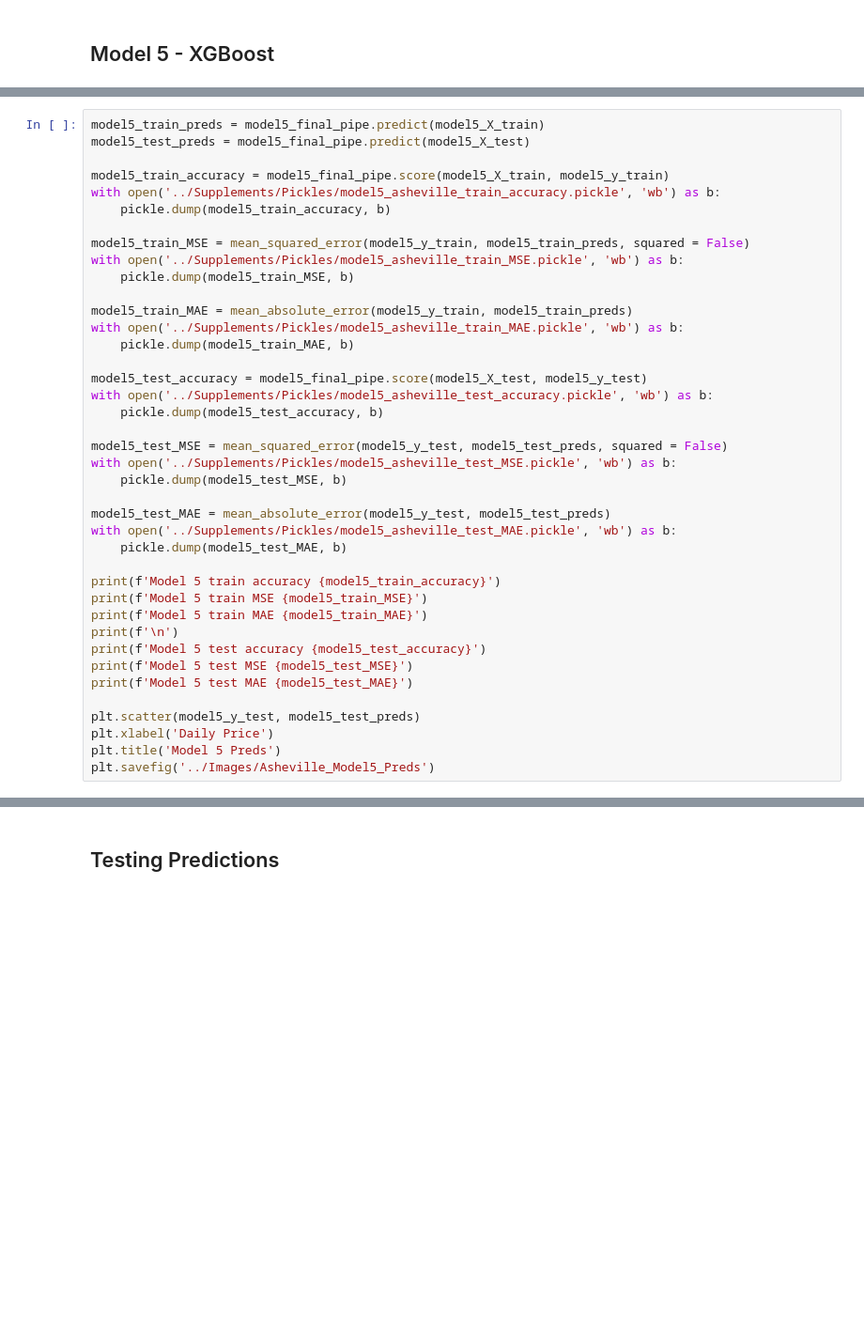
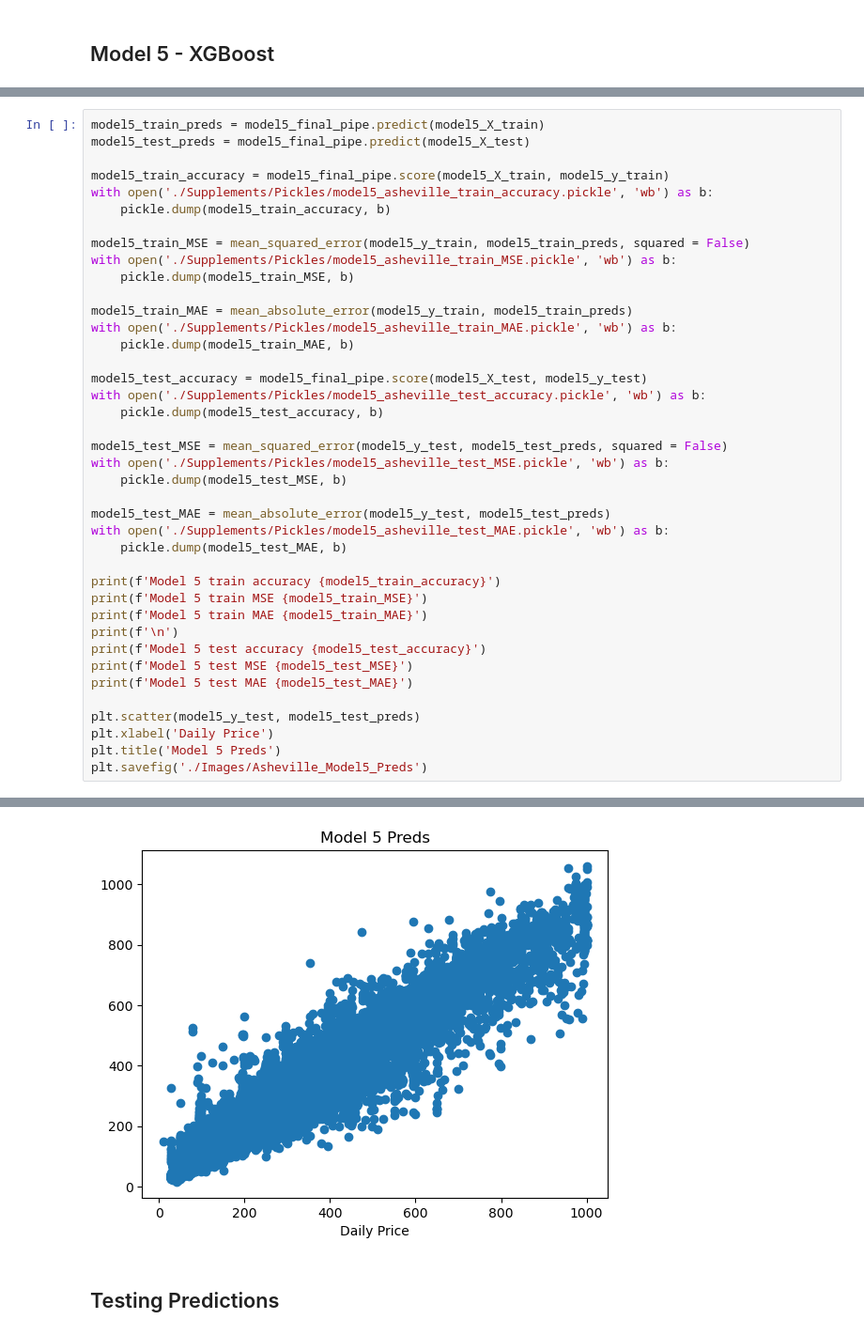
Before and after one commit to sjeanat3/AirBnB-Price-Prediction-System-Streamlit, a Jupyter notebook: Asheville AirBnB Price Prediction Notebook.ipynb, the cells around one changed output, grey strips where cells are left out. Shown at 94% size. Drawn from its saved outputs; the diff is of its cells as text; blank space fills up the shorter version.

```diff
--- a/Asheville AirBnB Price Prediction Notebook.ipynb
+++ b/Asheville AirBnB Price Prediction Notebook.ipynb
@@ -1289,27 +1335,27 @@ model5_train_preds = model5_final_pipe.predict(model5_X_train)
 model5_test_preds = model5_final_pipe.predict(model5_X_test)
 
 model5_train_accuracy = model5_final_pipe.score(model5_X_train, model5_y_train)
-with open('../Supplements/Pickles/model5_asheville_train_accuracy.pickle', 'wb') as b:
+with open('./Supplements/Pickles/model5_asheville_train_accuracy.pickle', 'wb') as b:
     pickle.dump(model5_train_accuracy, b)
 
 model5_train_MSE = mean_squared_error(model5_y_train, model5_train_preds, squared = False)
-with open('../Supplements/Pickles/model5_asheville_train_MSE.pickle', 'wb') as b:
+with open('./Supplements/Pickles/model5_asheville_train_MSE.pickle', 'wb') as b:
     pickle.dump(model5_train_MSE, b)
 
 model5_train_MAE = mean_absolute_error(model5_y_train, model5_train_preds)
-with open('../Supplements/Pickles/model5_asheville_train_MAE.pickle', 'wb') as b:
+with open('./Supplements/Pickles/model5_asheville_train_MAE.pickle', 'wb') as b:
     pickle.dump(model5_train_MAE, b)
 
 model5_test_accuracy = model5_final_pipe.score(model5_X_test, model5_y_test)
-with open('../Supplements/Pickles/model5_asheville_test_accuracy.pickle', 'wb') as b:
+with open('./Supplements/Pickles/model5_asheville_test_accuracy.pickle', 'wb') as b:
     pickle.dump(model5_test_accuracy, b)
 
 model5_test_MSE = mean_squared_error(model5_y_test, model5_test_preds, squared = False)
-with open('../Supplements/Pickles/model5_asheville_test_MSE.pickle', 'wb') as b:
+with open('./Supplements/Pickles/model5_asheville_test_MSE.pickle', 'wb') as b:
     pickle.dump(model5_test_MSE, b)
 
 model5_test_MAE = mean_absolute_error(model5_y_test, model5_test_preds)
-with open('../Supplements/Pickles/model5_asheville_test_MAE.pickle', 'wb') as b:
+with open('./Supplements/Pickles/model5_asheville_test_MAE.pickle', 'wb') as b:
     pickle.dump(model5_test_MAE, b)
 
 print(f'Model 5 train accuracy {model5_train_accuracy}')
@@ -1323,4 +1369,5 @@ print(f'Model 5 test MAE {model5_test_MAE}')
 plt.scatter(model5_y_test, model5_test_preds)
 plt.xlabel('Daily Price')
 plt.title('Model 5 Preds')
-plt.savefig('../Images/Asheville_Model5_Preds')
+plt.savefig('./Images/Asheville_Model5_Preds')
+# %% [output]
@@ -1327,3 +1382,4 @@ plt.savefig('../Images/Asheville_Model5_Preds')
+[figure, added]
 # %% [markdown]
 ## Testing Predictions
 # %%
```
Also changed, not shown: parts of 29 cells of this notebook, 2 other files.
